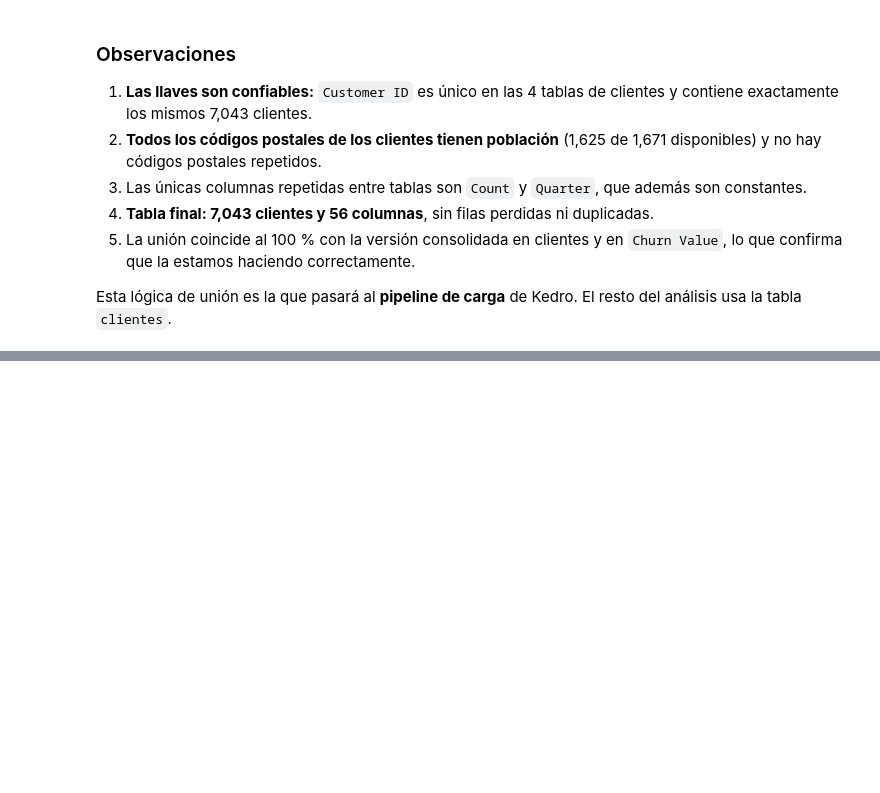
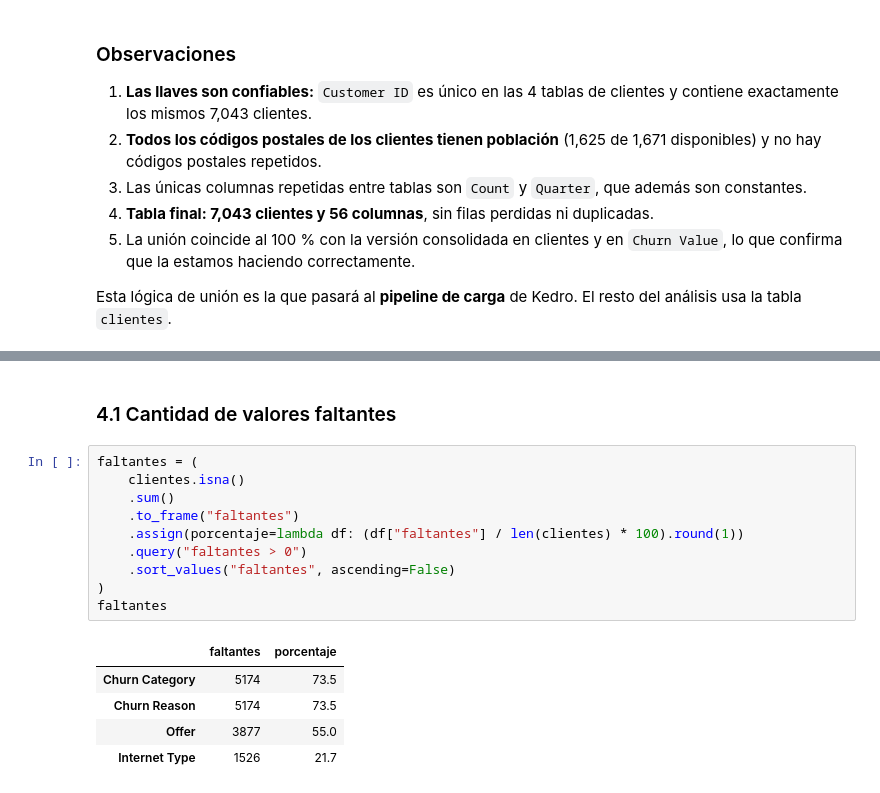
Before and after one commit to Antonio-3108/Proyecto-ML-for-Buisness, a Jupyter notebook: notebooks/01_exploracion.ipynb, the cells around one changed output, grey strips where cells are left out. Cells and saved outputs as stored; diff of their text form; blank space fills up the shorter version.

```diff
--- a/notebooks/01_exploracion.ipynb
+++ b/notebooks/01_exploracion.ipynb
@@ -430,0 +440,18 @@ resto del análisis usa la tabla `clientes`.
+# %% [markdown]
+### 4.1 Cantidad de valores faltantes
+# %%
+faltantes = (
+    clientes.isna()
+    .sum()
+    .to_frame("faltantes")
+    .assign(porcentaje=lambda df: (df["faltantes"] / len(clientes) * 100).round(1))
+    .query("faltantes > 0")
+    .sort_values("faltantes", ascending=False)
+)
+faltantes
+# %% [output]
+|  | faltantes | porcentaje |
+| Churn Category | 5174 | 73.5 |
+| Churn Reason | 5174 | 73.5 |
+| Offer | 3877 | 55.0 |
+| Internet Type | 1526 | 21.7 |
```
Also changed, not shown: parts of 13 cells of this notebook.
